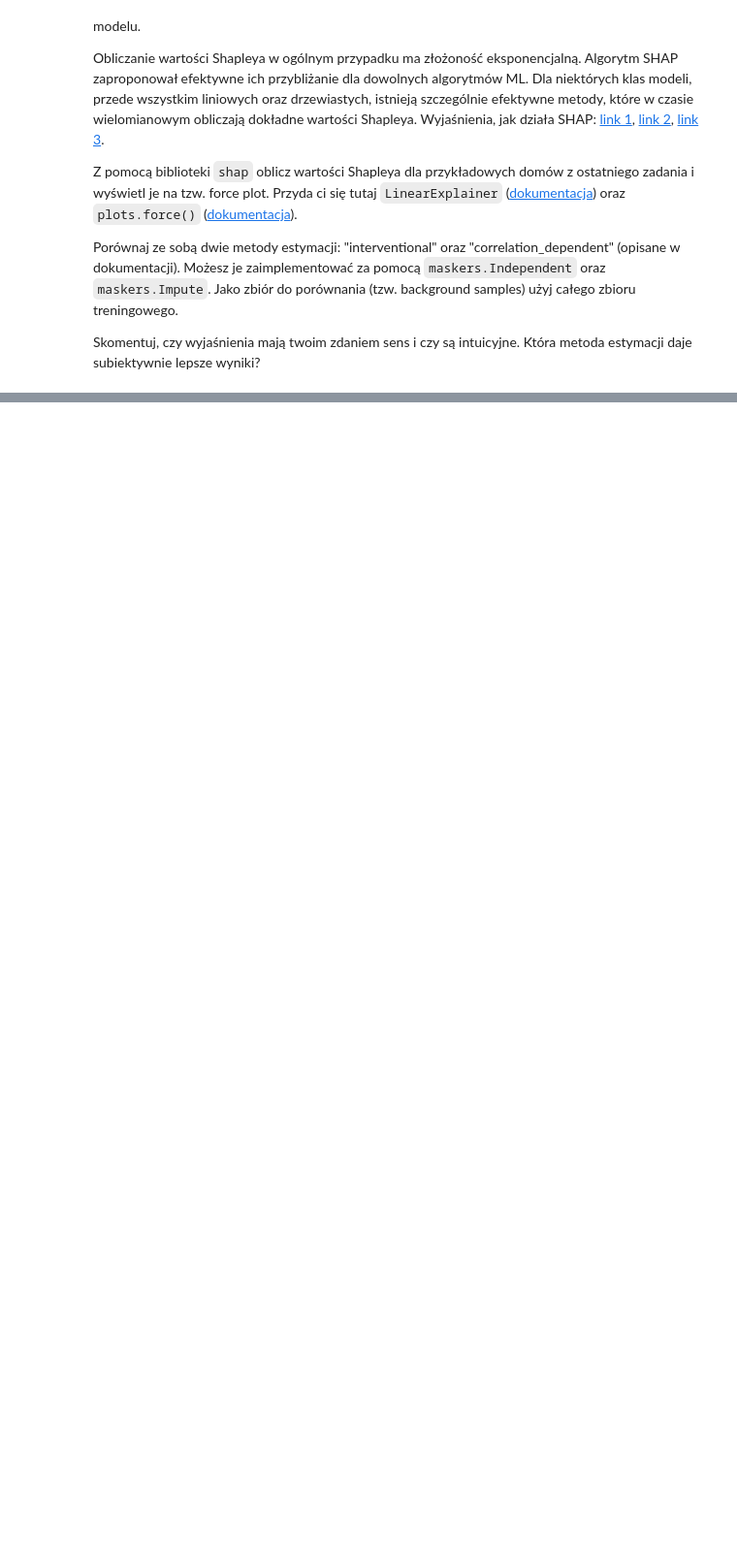
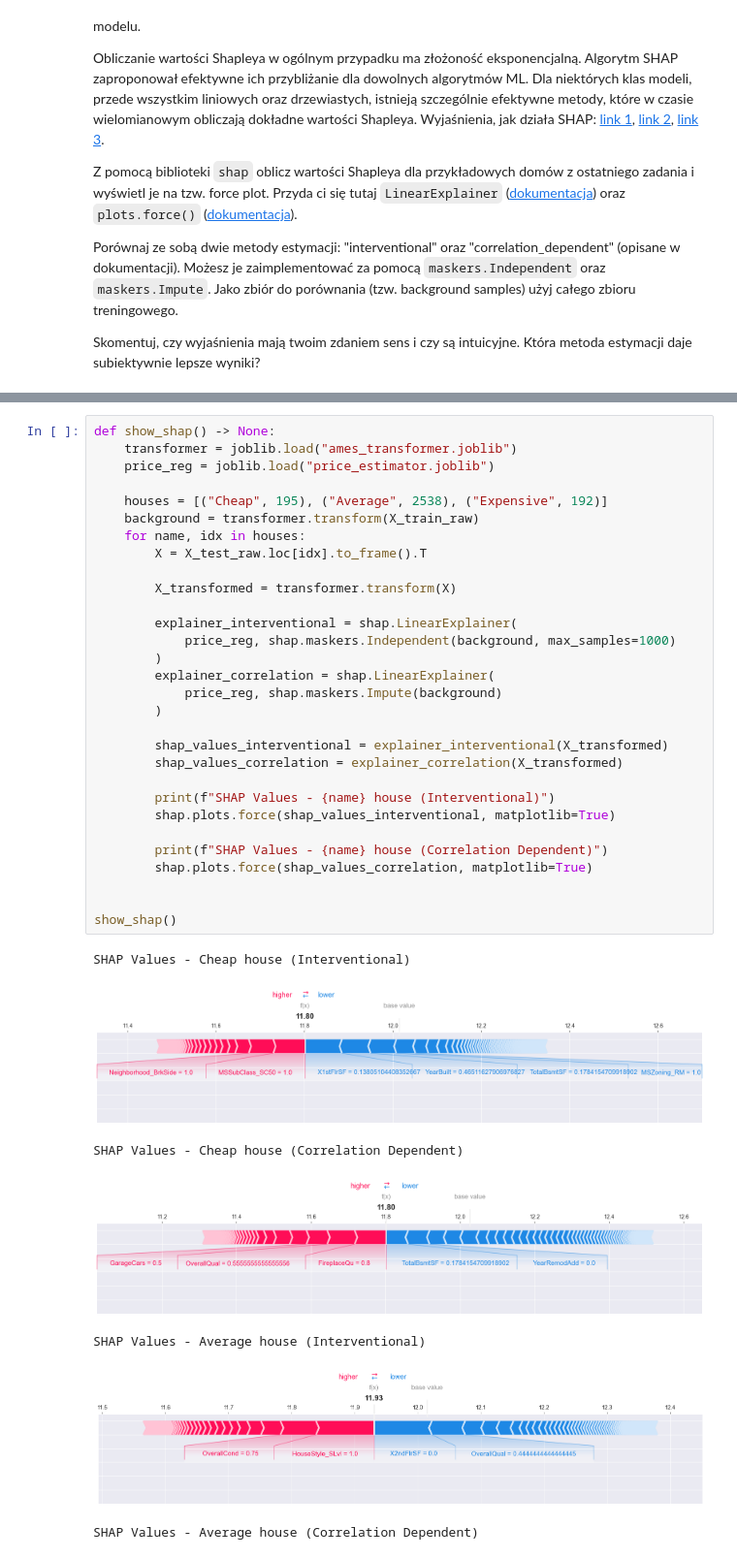
Before and after one commit to Jeremylaby/podstawy-uczenia-maszynowego-24-25, a Jupyter notebook: lab1/notebook.ipynb, the cells around one changed output, grey strips where cells are left out. Shown at 97% size. Cells and saved outputs as stored; diff of their text form; blank space fills up the shorter version.

```diff
--- a/lab1/notebook.ipynb
+++ b/lab1/notebook.ipynb
@@ -1072,0 +1086,38 @@ Skomentuj, czy wyjaśnienia mają twoim zdaniem sens i czy są intuicyjne. Któr
+# %%
+def show_shap() -> None:
+    transformer = joblib.load("ames_transformer.joblib")
+    price_reg = joblib.load("price_estimator.joblib")
+
+    houses = [("Cheap", 195), ("Average", 2538), ("Expensive", 192)]
+    background = transformer.transform(X_train_raw)
+    for name, idx in houses:
+        X = X_test_raw.loc[idx].to_frame().T
+
+        X_transformed = transformer.transform(X)
+
+        explainer_interventional = shap.LinearExplainer(
+            price_reg, shap.maskers.Independent(background, max_samples=1000)
+        )
+        explainer_correlation = shap.LinearExplainer(
+            price_reg, shap.maskers.Impute(background)
+        )
+
+        shap_values_interventional = explainer_interventional(X_transformed)
+        shap_values_correlation = explainer_correlation(X_transformed)
+
+        print(f"SHAP Values - {name} house (Interventional)")
+        shap.plots.force(shap_values_interventional, matplotlib=True)
+
+        print(f"SHAP Values - {name} house (Correlation Dependent)")
+        shap.plots.force(shap_values_correlation, matplotlib=True)
+
+
+show_shap()
+# %% [output]
+SHAP Values - Cheap house (Interventional)
+[figure, added]
+SHAP Values - Cheap house (Correlation Dependent)
+[figure, added]
+SHAP Values - Average house (Interventional)
+[figure, added]
+SHAP Values - Average house (Correlation Dependent)
```
Also changed, not shown: parts of 17 cells of this notebook, 1 other file.
